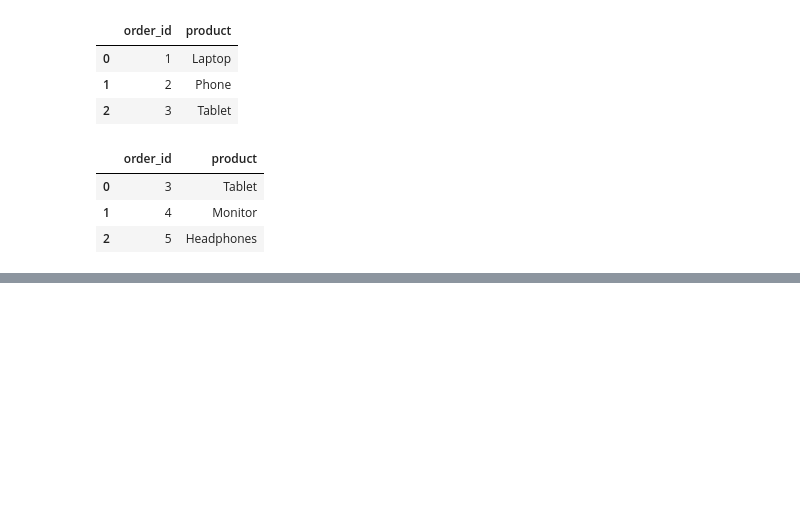
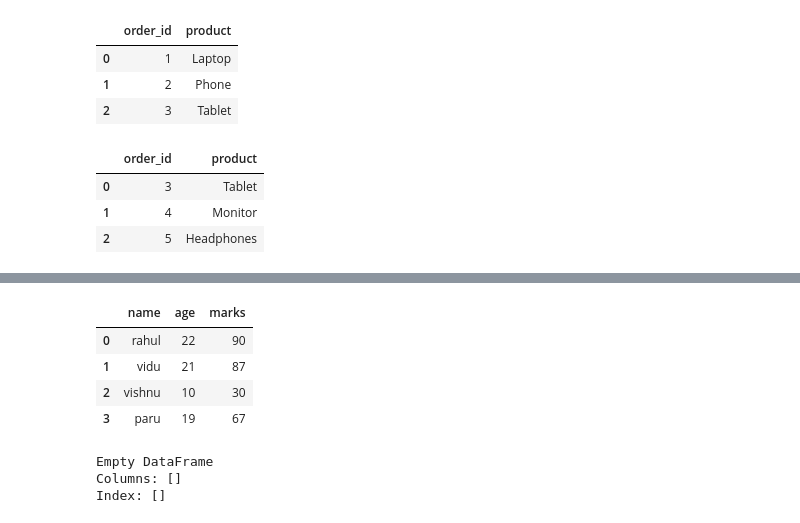
Before and after one commit to vidhatrihr/machine-learning-practices, a Jupyter notebook: week-1/merge-join-compare.ipynb, the cells around one changed output, grey strips where cells are left out. Saved outputs shown, nothing was run; the diff lists cells and outputs as text; code cells hidden in the pictures; blank space fills up the shorter version.

```diff
--- a/week-1/merge-and-join.ipynb
+++ b/week-1/merge-join-compare.ipynb
@@ -212,0 +237,15 @@ sales_2024.merge(sales_2025, how='right')
+# %%
+df2 = df1.copy()
+df2
+# %% [output]
+|  | name | age | marks |
+| 0 | rahul | 22 | 90 |
+| 1 | vidu | 21 | 87 |
+| 2 | vishnu | 10 | 30 |
+| 3 | paru | 19 | 67 |
+# %%
+df1.compare(df2)  # Empty dataframe not visible by notebook display
+# %% [output]
+Empty DataFrame
+Columns: []
+Index: []
```
Also changed, not shown: parts of 9 cells of this notebook, 1 other file.
